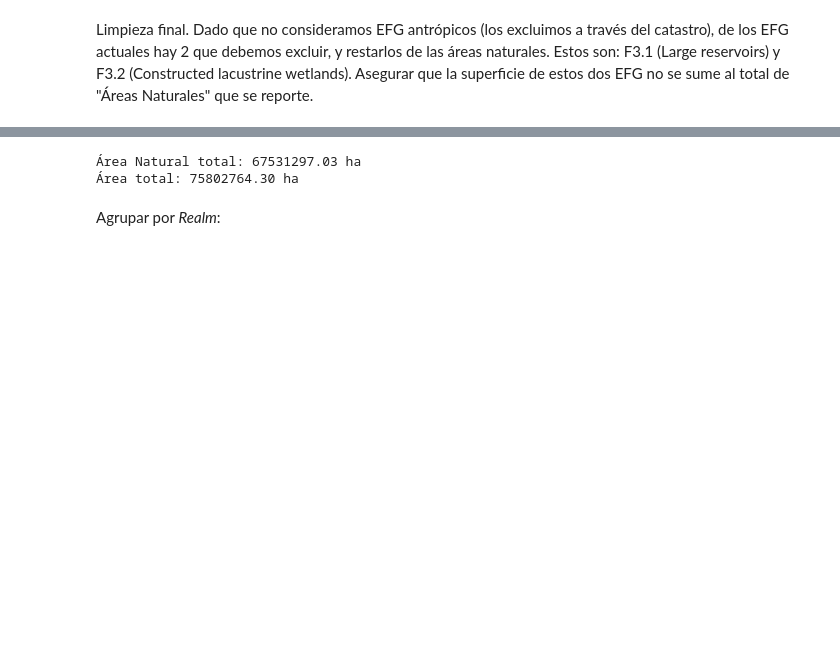
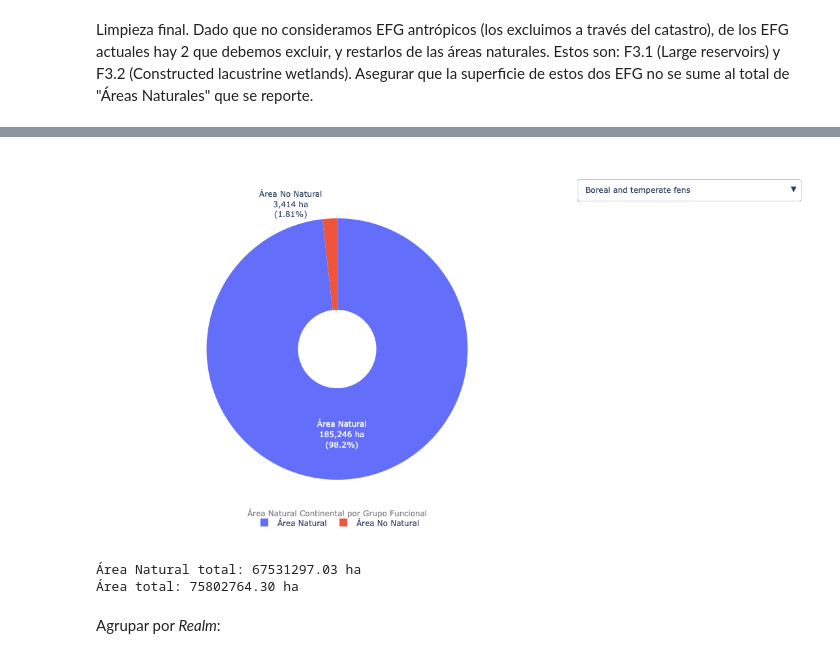
Before and after one commit to IEB-BIODATA/7NR-Indicators, a Jupyter notebook: indicadores/A_2_Extent_of_natural_ecosystems/A_2_Extent_of_natural_ecosystems.ipynb, the cells around one changed output, grey strips where cells are left out. Saved outputs shown, nothing was run; the diff lists cells and outputs as text; code cells hidden in the pictures; blank space fills up the shorter version.

Commit message:
Add pie chart to A.2

```diff
--- a/indicadores/A_2_Extent_of_natural_ecosystems/A_2_Extent_of_natural_ecosystems.ipynb
+++ b/indicadores/A_2_Extent_of_natural_ecosystems/A_2_Extent_of_natural_ecosystems.ipynb
@@ -269,6 +271,76 @@ efg_terrestre
 | 25 | Temperate subhumid grasslands | 2.370603e+06 | 2.321693e+06 | 0.979368 | T4.5 | Temperate subhumid grasslands | Terrestrial |
 | 26 | Tropical alpine grasslands and he... | 6.731423e+06 | 6.711197e+06 | 0.996995 | T6.5 | Tropical alpine grasslands and he... | Terrestrial |
 | 27 | Tropical/Subtropical dry forests ... | 2.068229e+06 | 9.845399e+05 | 0.476030 | T1.2 | Tropical/Subtropical dry forests ... | Terrestrial |
+# %%
+fig = go.Figure()
+
+# Add traces for each group
+for i, group in enumerate(efg_terrestre['group']):
+    area_natural = efg_terrestre.loc[i, 'area_natural']
+    area_modified = efg_terrestre.loc[i, 'area_total'] - efg_terrestre.loc[i, 'area_natural']
+
+    fig.add_trace(go.Pie(
+        labels=['Área Natural', 'Área No Natural'],
+        values=[area_natural, area_modified],
+        name=group,
+        hole=0.3,
+        textinfo='label+percent',
+        hoverinfo='label+value+percent',
+        texttemplate='%{label}<br>%{value:,.0f} ha<br>(%{percent})',
+        visible=(i == 0)  # Only first group visible initially
+    ))
+
+# Create dropdown menu buttons
+buttons = []
+for i, group in enumerate(efg_terrestre['group']):
+    visibility = [False] * len(efg_terrestre['group'])
+    visibility[i] = True
+
+    buttons.append(dict(
+        label=group,
+        method='update',
+        args=[{'visible': visibility},
+              {'title': f'Área Natural: {group}'}]
+    ))
+
+# Update layout with dropdown
+fig.update_layout(
+    updatemenus=[dict(
+        active=0,
+        buttons=buttons,
+        direction='down',
+        showactive=True,
+        x=1.15,
+        y=1.15,
+        xanchor='left',
+        yanchor='top'
+    )],
+    showlegend=True,
+    legend=dict(
+        orientation='h',
+        yanchor='bottom',
+        y=-0.2,
+        xanchor='center',
+        x=0.5
+    ),
+    height=600,
+    margin=dict(t=100, b=100)
+)
+
+# Add annotation for percentage
+fig.add_annotation(
+    text='Área Natural Continental por Grupo Funcional',
+    x=0.5,
+    y=-0.15,
+    xref='paper',
+    yref='paper',
+    showarrow=False,
+    font=dict(size=12, color='gray')
+)
+
+fig.show()
+# %% [output]
+[figure, added]
 # %%
 area_natural_continental = efg_terrestre['area_natural'].sum()
 area_continental = efg_terrestre['area_total'].sum()
```
Also changed, not shown: parts of 16 cells of this notebook.
